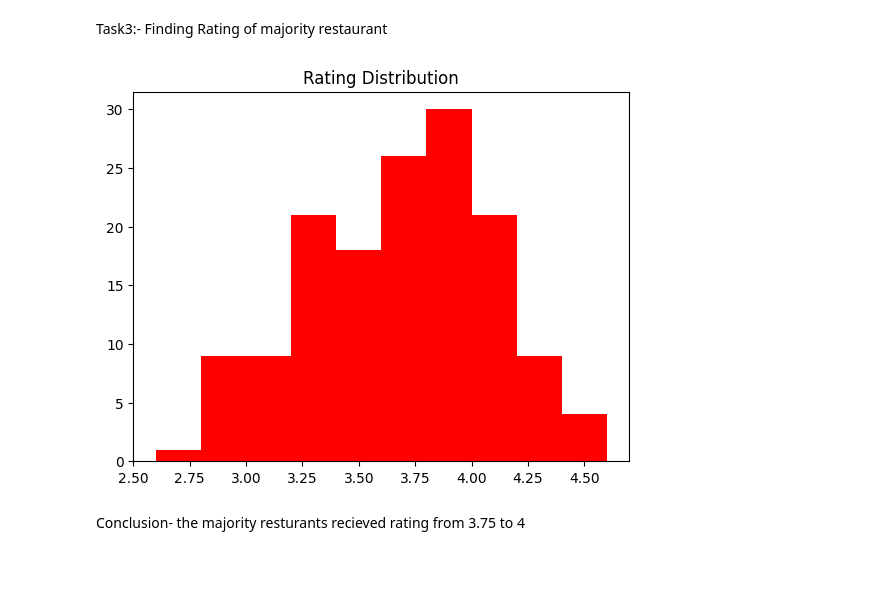
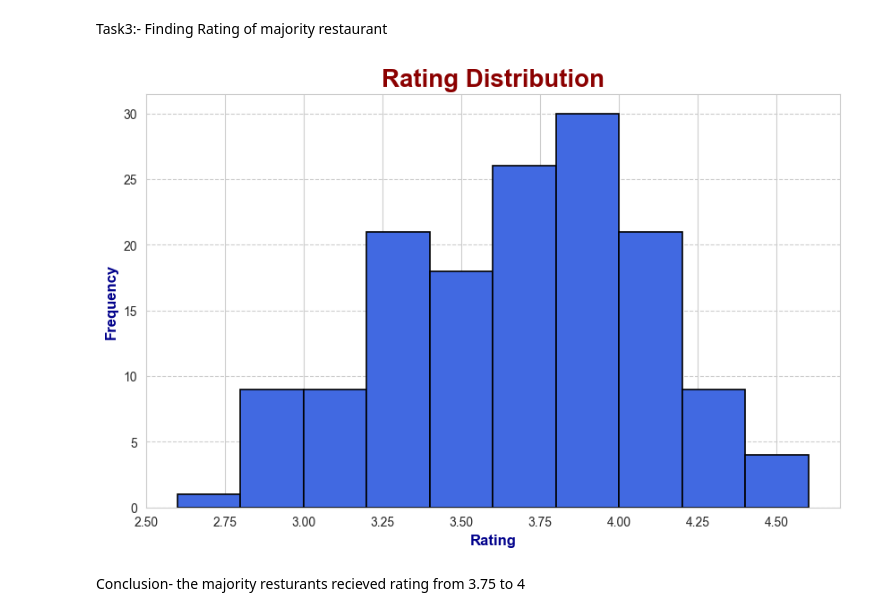
Before and after one commit to AhamadTheAnalyst/Cloudcredits-_Project, a Jupyter notebook: Project_code.ipynb, the cells around one changed output. Saved outputs shown, nothing was run; the diff lists cells and outputs as text; code cells hidden in the pictures; blank space fills up the shorter version.

```diff
--- a/Project_code.ipynb
+++ b/Project_code.ipynb
@@ -123,12 +136,16 @@ Text(0, 0.5, 'Votes')
 Conclusion- Dining restaurant has recieved maximum votes
 # %% [markdown]
 Task3:- Finding Rating of majority restaurant
-# %%
-plt.hist(dataframe["rate"], bins =10,linewidth=.5,color="red")
-plt.title("Rating Distribution")
-plt.show()
-# %% [output]
-[figure, removed]
+# %%
+plt.figure(figsize=(10, 6))
+plt.hist(dataframe["rate"], bins =10,linewidth=1.2,color="royalblue",edgecolor="black")
+plt.title("Rating Distribution",size=20,color='darkred',fontweight='bold')
+plt.xlabel("Rating", fontsize=12,fontweight="bold",color="darkblue")
+plt.ylabel("Frequency", fontsize=12,fontweight="bold",color="darkblue")
+plt.grid(axis="y", linestyle="--")
+plt.show()
+# %% [output]
+[figure, added]
 # %% [markdown]
 Conclusion- the majority resturants recieved rating from 3.75 to 4
 # %% [markdown]
```
Also changed, not shown: parts of 8 cells of this notebook.
